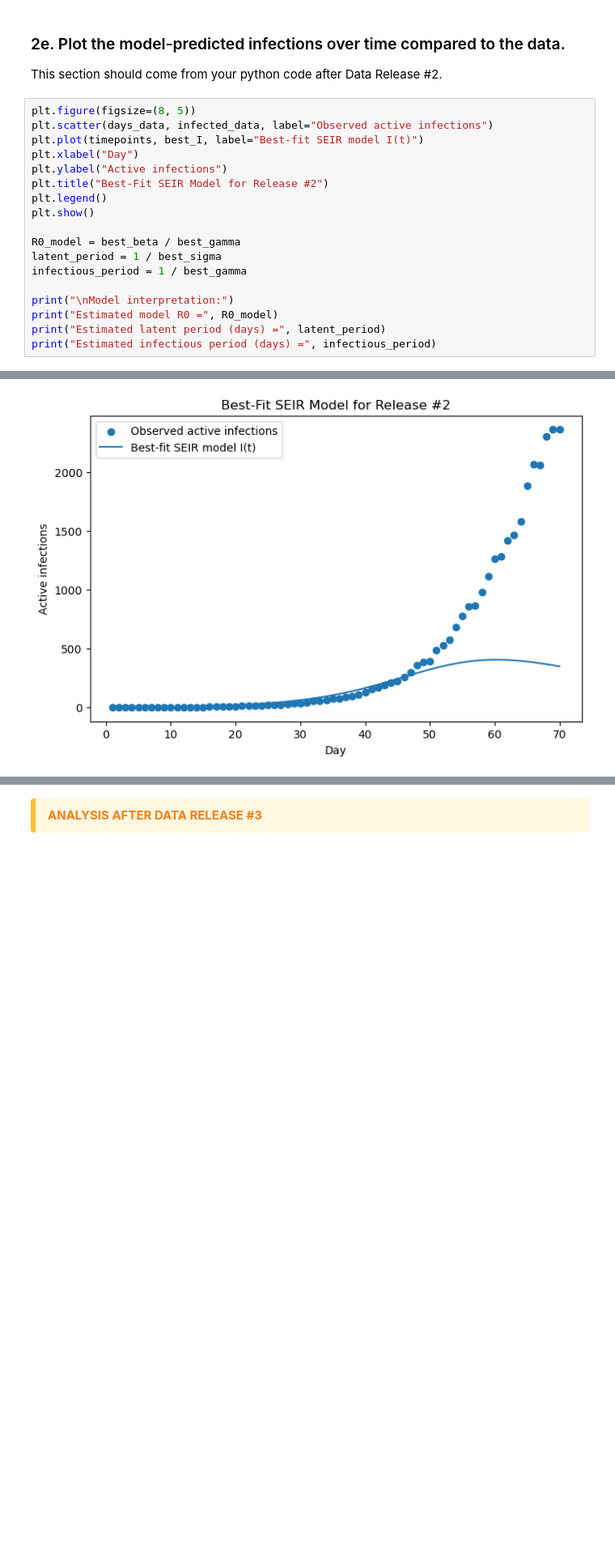
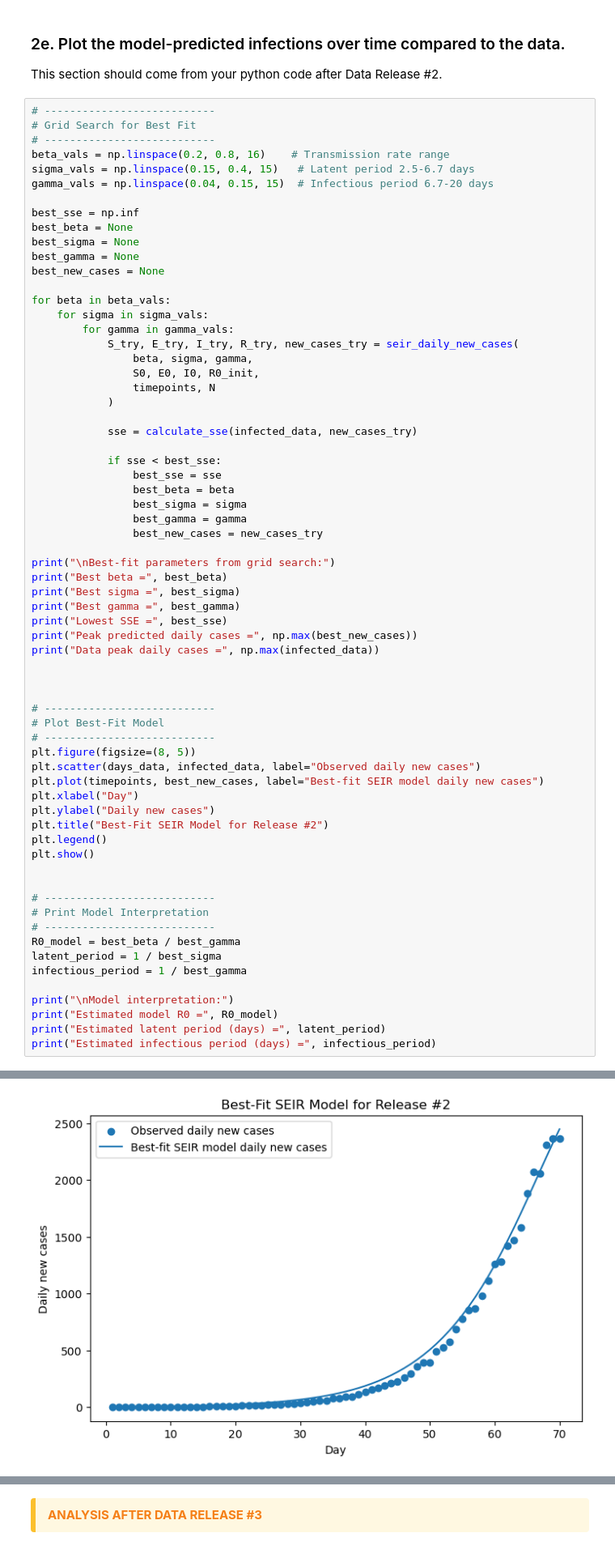
Before and after one commit to breckleytheresa13-debug/Module-2-Epidemics-SIR-Modeling, a Jupyter notebook: Notebook examples/Template_student_final_notebook.ipynb, the cells around one changed output, grey strips where cells are left out. Shown at 81% size. Drawn from its saved outputs; the diff is of its cells as text; blank space fills up the shorter version.

Commit message:
3/11/2026 @ 4:30
2f. Full data set vs prediction

```diff
--- a/Notebook examples/Template_student_final_notebook.ipynb
+++ b/Notebook examples/Template_student_final_notebook.ipynb
@@ -382,15 +327,63 @@ Data peak infections = 2364.0
 ### 2e. Plot the model-predicted infections over time compared to the data.
 This section should come from your python code after Data Release #2.
 # %%
+# ---------------------------
+# Grid Search for Best Fit
+# ---------------------------
+beta_vals = np.linspace(0.2, 0.8, 16)    # Transmission rate range
+sigma_vals = np.linspace(0.15, 0.4, 15)   # Latent period 2.5-6.7 days
+gamma_vals = np.linspace(0.04, 0.15, 15)  # Infectious period 6.7-20 days
+
+best_sse = np.inf
+best_beta = None
+best_sigma = None
+best_gamma = None
+best_new_cases = None
+
+for beta in beta_vals:
+    for sigma in sigma_vals:
+        for gamma in gamma_vals:
+            S_try, E_try, I_try, R_try, new_cases_try = seir_daily_new_cases(
+                beta, sigma, gamma,
+                S0, E0, I0, R0_init,
+                timepoints, N
+            )
+
+            sse = calculate_sse(infected_data, new_cases_try)
+
+            if sse < best_sse:
+                best_sse = sse
+                best_beta = beta
+                best_sigma = sigma
+                best_gamma = gamma
+                best_new_cases = new_cases_try
+
+print("\nBest-fit parameters from grid search:")
+print("Best beta =", best_beta)
+print("Best sigma =", best_sigma)
+print("Best gamma =", best_gamma)
+print("Lowest SSE =", best_sse)
+print("Peak predicted daily cases =", np.max(best_new_cases))
+print("Data peak daily cases =", np.max(infected_data))
+
+
+
+# ---------------------------
+# Plot Best-Fit Model
+# ---------------------------
 plt.figure(figsize=(8, 5))
-plt.scatter(days_data, infected_data, label="Observed active infections")
-plt.plot(timepoints, best_I, label="Best-fit SEIR model I(t)")
+plt.scatter(days_data, infected_data, label="Observed daily new cases")
+plt.plot(timepoints, best_new_cases, label="Best-fit SEIR model daily new cases")
 plt.xlabel("Day")
-plt.ylabel("Active infections")
+plt.ylabel("Daily new cases")
 plt.title("Best-Fit SEIR Model for Release #2")
 plt.legend()
 plt.show()
 
+
+# ---------------------------
+# Print Model Interpretation
+# ---------------------------
 R0_model = best_beta / best_gamma
 latent_period = 1 / best_sigma
 infectious_period = 1 / best_gamma
@@ -403 +403 @@ print("Estimated infectious period (days) =", infectious_period)
-[figure, old version]
+[figure, new version]
```
Also changed, not shown: parts of 5 cells of this notebook, 1 other file.
